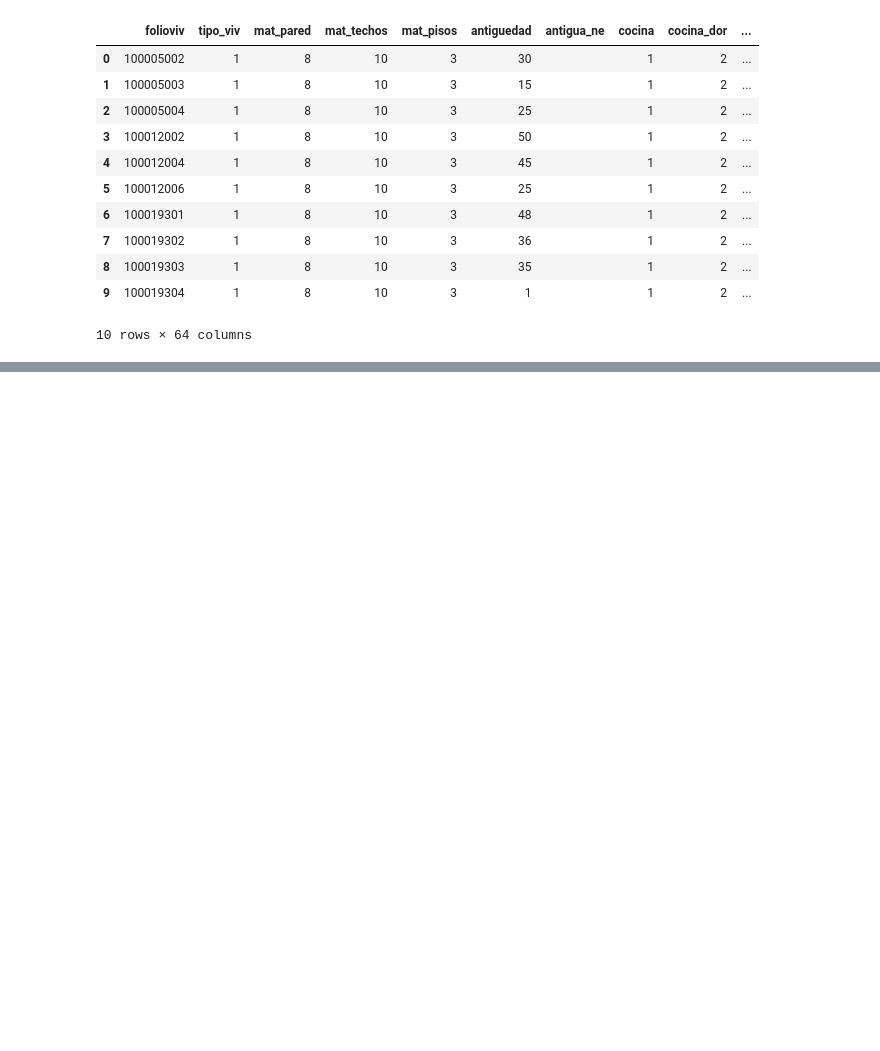
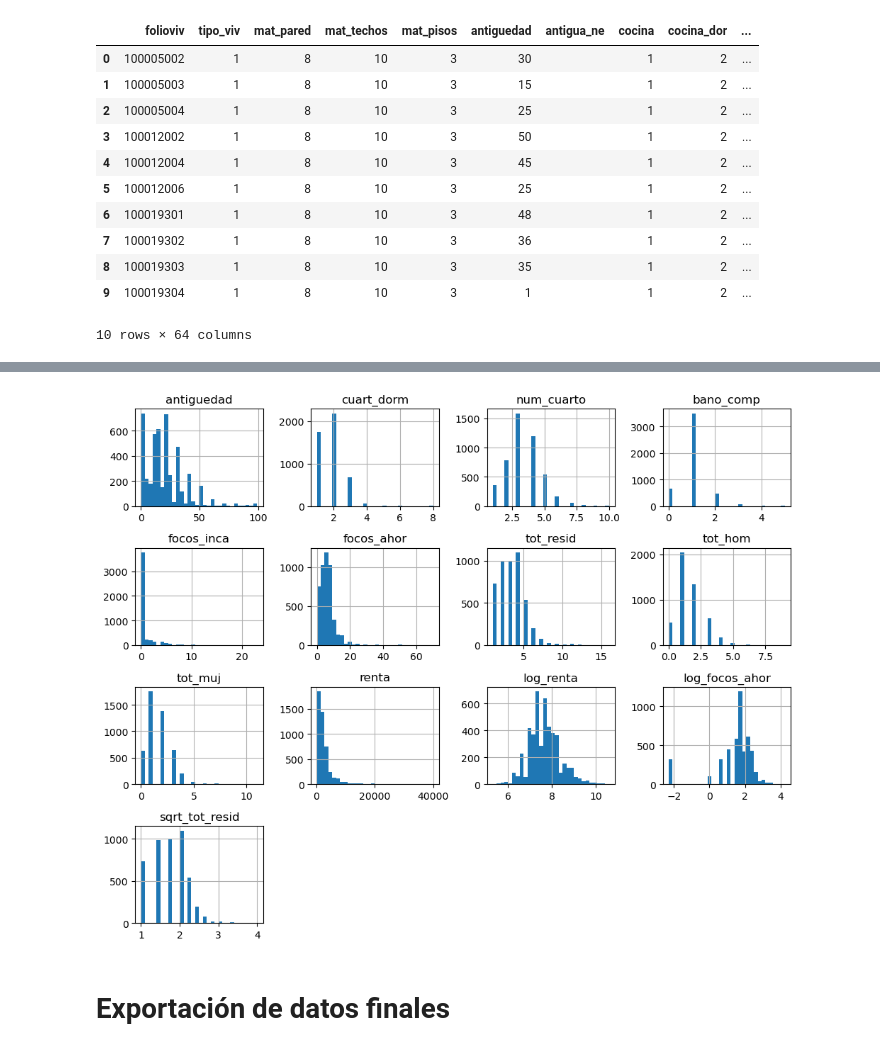
Before and after one commit to iserranoz/up_econometria, a Jupyter notebook: data_processing.ipynb, the cells around one changed output, grey strips where cells are left out. Cells and saved outputs as stored; diff of their text form; code cells hidden in the pictures; blank space fills up the shorter version.

```diff
--- a/data_processing.ipynb
+++ b/data_processing.ipynb
@@ -220,0 +73,17 @@ df.to_parquet('data_enigh_2.parquet')
+# %%
+# Entender si aplica o no la transformaciój
+
+# Transformación logarítmica en renta y focos_ahor (agrego una pequeña constante para evitar log(0))
+df_clean['log_renta'] = np.log(df_clean['renta'] + 0.1)
+df_clean['log_focos_ahor'] = np.log(df_clean['focos_ahor'] + 0.1)
+
+# Transformación de raíz en tot_resid
+df_clean['sqrt_tot_resid'] = np.sqrt(df_clean['tot_resid'])
+# %%
+df_clean.hist(bins=30, figsize=(10, 8))
+plt.tight_layout()
+plt.show()
+# %% [output]
+[figure, added]
+# %% [markdown]
+# Exportación de datos finales
```
Also changed, not shown: parts of 24 cells of this notebook, 5 other files.
